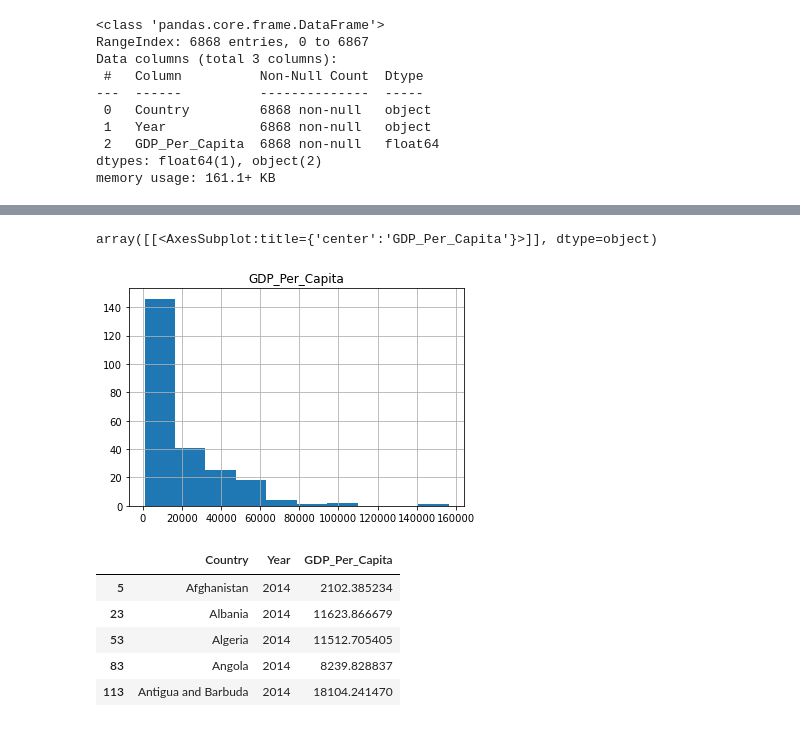
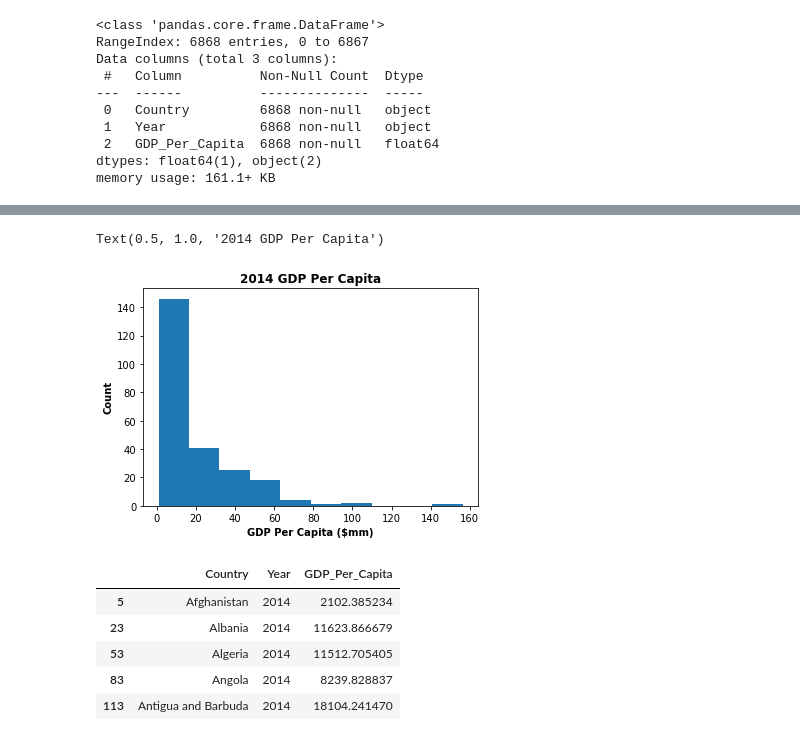
Before and after one commit to nss-data-science-cohort-5/un_exploration-ZhenyaC, a Jupyter notebook: notebooks/UN_Data_Exploration.ipynb, the cells around one changed output, grey strips where cells are left out. Saved outputs shown, nothing was run; the diff lists cells and outputs as text; code cells hidden in the pictures.

```diff
--- a/notebooks/UN_Data_Exploration.ipynb
+++ b/notebooks/UN_Data_Exploration.ipynb
@@ -127,3 +127,7 @@ dtypes: float64(1), object(2)
 memory usage: 161.1+ KB
 # %%
 gdp_df_2014 = gdp_df[gdp_df["Year"] == '2014']
+gdp_df_2014['GDP_Per_Capita_mm'] = 'A'
+gdp_df_2014
+gdp_df_2014['GDP_Per_Capita_mm'] = (gdp_df_2014['GDP_Per_Capita']/1000).round(1)
+gdp_df_2014
@@ -130,8 +158,13 @@ gdp_df_2014 = gdp_df[gdp_df["Year"] == '2014']
-# %%
-gdp_df_2014.hist( bins =10)
-# %% [output]
-array([[<AxesSubplot:title={'center':'GDP_Per_Capita'}>]], dtype=object)
-[figure, removed]
+# %%
+#gdp_df_2014.hist(alpha=0.75, bins =30)
+plt.hist(gdp_df_2014['GDP_Per_Capita_mm'])
+plt.xlabel('GDP Per Capita ($mm)', fontweight ='bold')
+plt.ylabel('Count', fontweight ='bold')
+plt.title('2014 GDP Per Capita',fontweight ='bold')
+#plot = sns.displot(data = gdp_df_2014, x='GDP_Per_Capita_mm', height=3.5, aspect=.75)
+# %% [output]
+Text(0.5, 1.0, '2014 GDP Per Capita')
+[figure, added]
 # %%
 gdp_df_2014.head()
 # %% [output]
```
Also changed, not shown: parts of 4 cells of this notebook.
